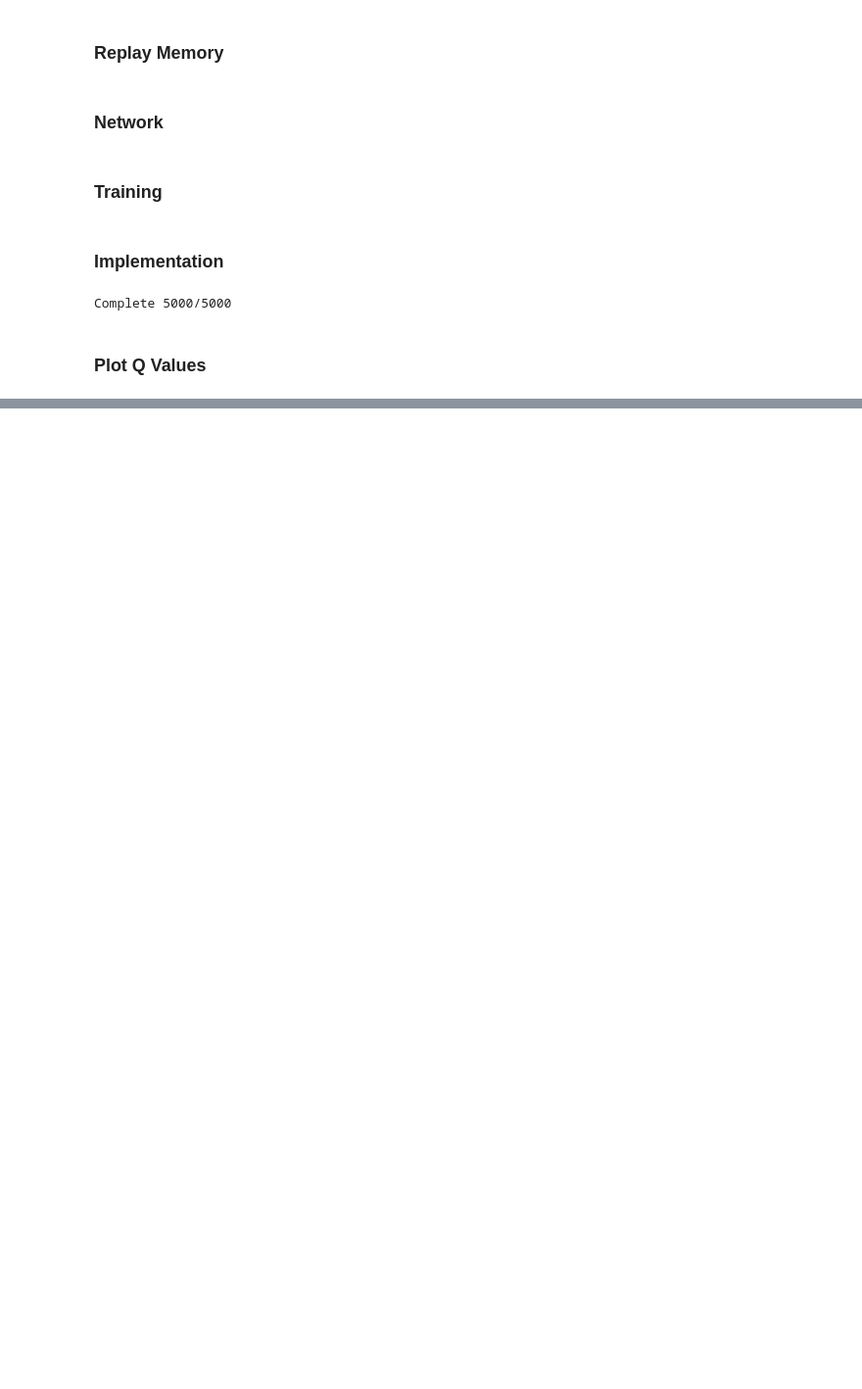
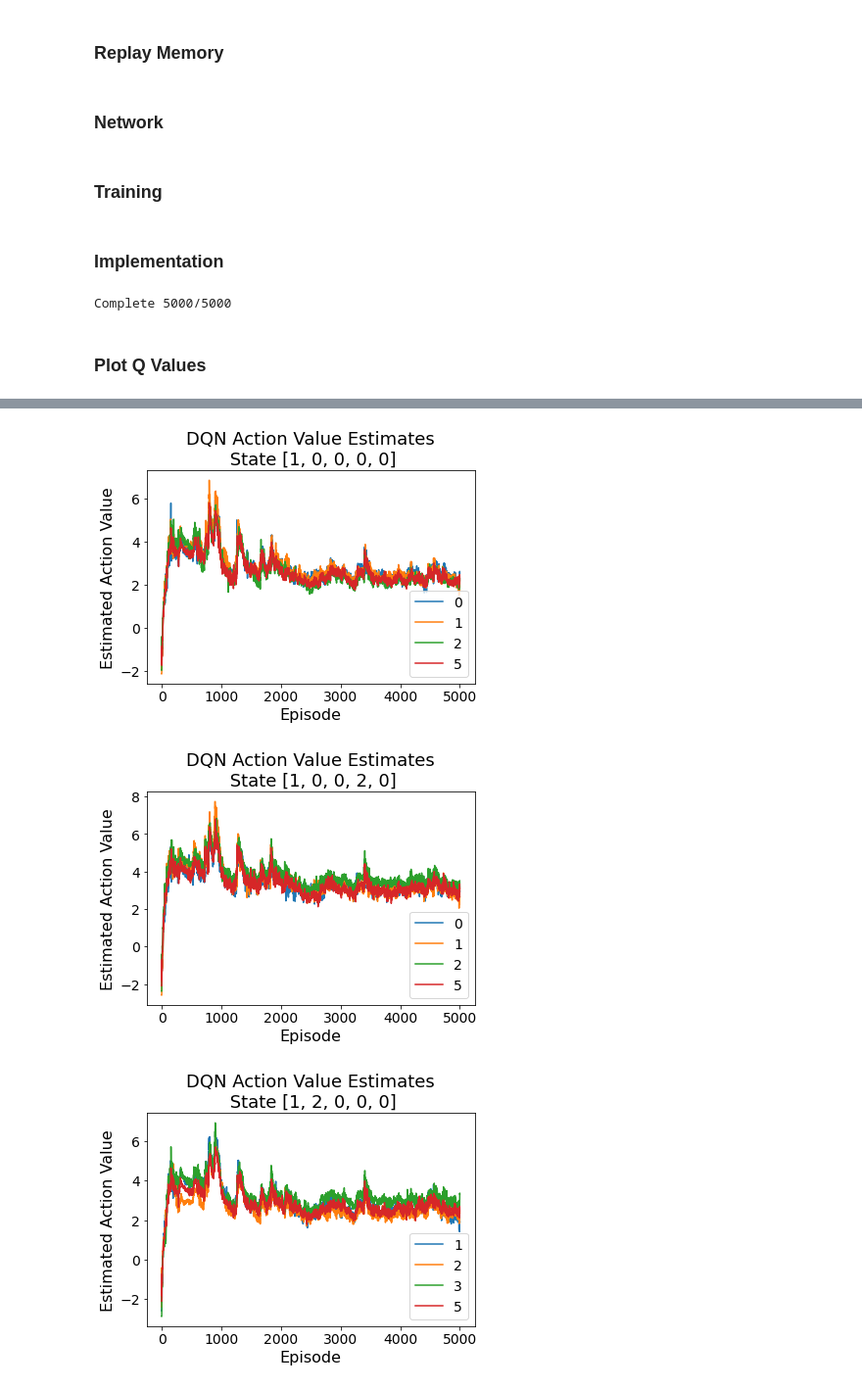
Before and after one commit to tcharte/Reinforcment-Learning-for-Dynamic-Sorting-in-Intelligent-Manufacturing, a Jupyter notebook: DQN.ipynb, the cells around one changed output, grey strips where cells are left out. Shown at 98% size. Saved outputs shown, nothing was run; the diff lists cells and outputs as text; code cells hidden in the pictures; blank space fills up the shorter version.

```diff
--- a/DQN.ipynb
+++ b/DQN.ipynb
@@ -286,0 +283,18 @@ for i, s in enumerate(states):
+# %%
+selected_states = [[1, 0, 0, 0, 0], [1, 0, 0, 2, 0], [1, 2, 0, 0, 0], [2, 1, 2, 1, 0]]
+selected_states = [torch.tensor([state], device=device, dtype=torch.float) for state in selected_states]
+
+plt.rcParams['font.size'] = 14
+for i, s in enumerate(states):
+    if (s == selected_states[0]).all() or (s == selected_states[1]).all() or (s == selected_states[2]).all() or (s == selected_states[3]).all():
+        plt.figure(i)
+        for a, values in Q_plot[s].items():
+            plt.plot(values)
+        plt.title('DQN Action Value Estimates\n State %s' % str([int(i) for i in s.squeeze().tolist()]), fontsize=18)
+        plt.ylabel('Estimated Action Value', fontsize=16)
+        plt.xlabel('Episode', fontsize=16)
+        plt.legend(Q_plot[s].keys())
+# %% [output]
+[figure, added]
+[figure, added]
+[figure, added]
```
Also changed, not shown: parts of 5 cells of this notebook, 1 other file.
